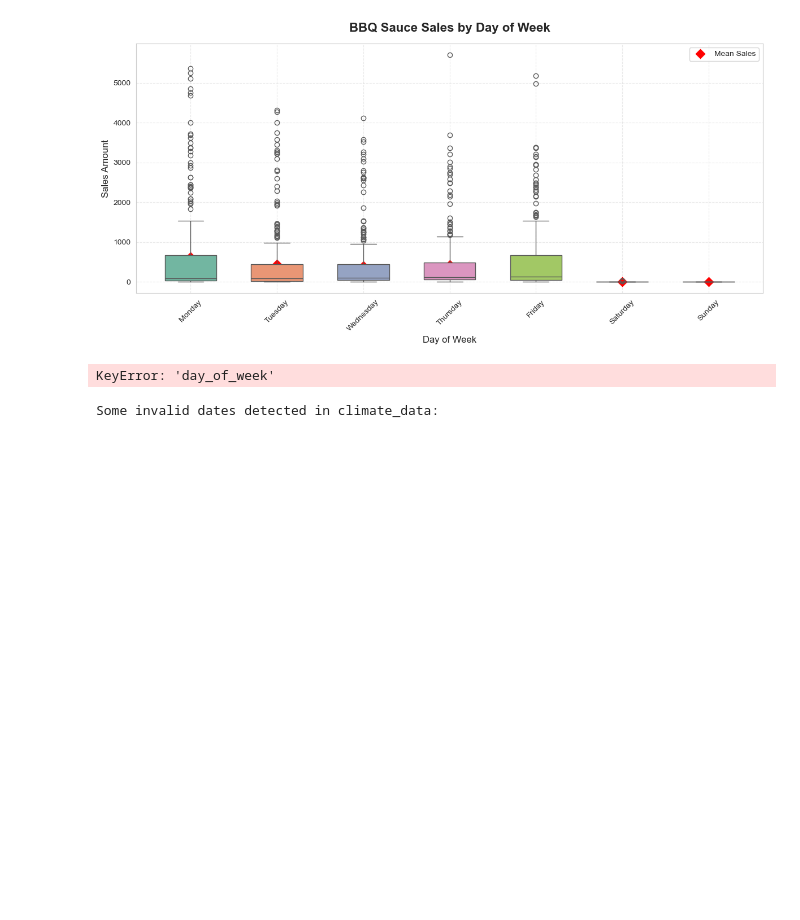
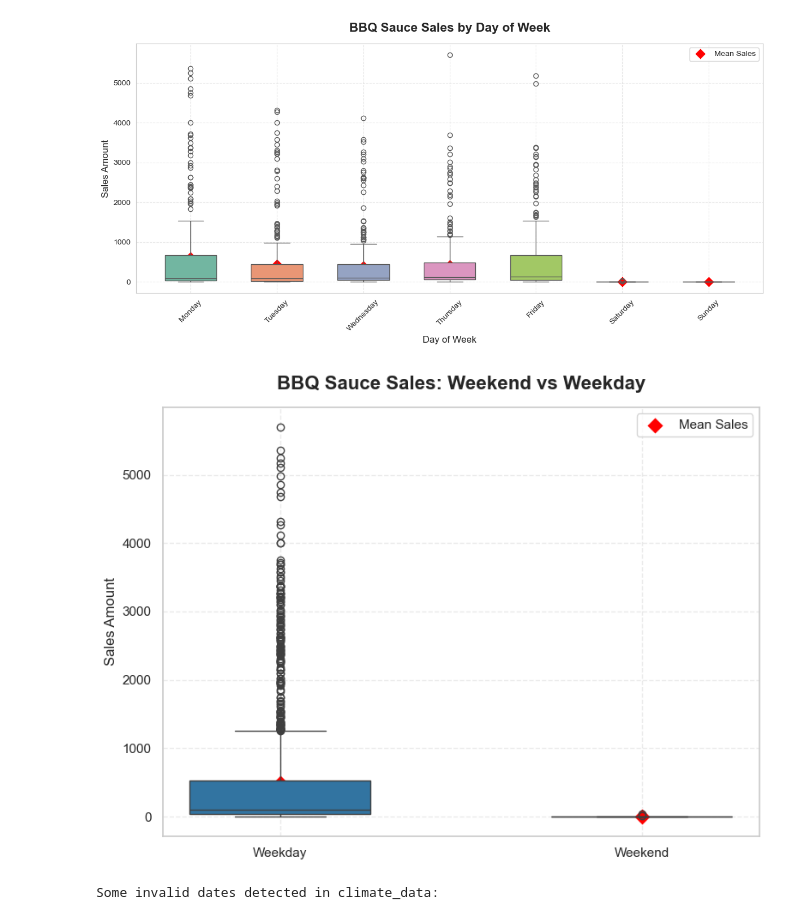
Before and after one commit to mansari40/Time_Series_Project-BBQ, a Jupyter notebook: Time series Project.ipynb, the cells around one changed output. Drawn from its saved outputs; the diff is of its cells as text; code cells hidden in the pictures; blank space fills up the shorter version.

```diff
--- a/Time series Project.ipynb
+++ b/Time series Project.ipynb
@@ -384,38 +384,39 @@ plt.show()
 # %%
 # 1. Flag weekend vs weekday
 
+data['day_of_week'] = data.index.day_name()
 data['is_weekend'] = np.where(data['day_of_week'].isin(['Saturday','Sunday']), 'Weekend', 'Weekday')
 
 # 2. Create boxplot
 
 sns.set_style("whitegrid")
 plt.figure(figsize=(8,6))
 
 # Boxplot with color palette
 sns.boxplot(
     x='is_weekend',
     y='amount',
     data=data,
     palette=['#1f77b4', '#ff7f0e'],
     showfliers=True,
     width=0.5
 )
 
 # Overlay mean sales as red diamonds
 group_means = data.groupby('is_weekend')['amount'].mean()
 sns.scatterplot(x=[0,1], y=group_means.values, color='red', s=100, marker='D', label='Mean Sales')
 
 # Titles, labels, and grid
 plt.title('BBQ Sauce Sales: Weekend vs Weekday', fontsize=16, weight='bold', pad=15)
 plt.xlabel('')
 plt.ylabel('Sales Amount', fontsize=12)
 plt.grid(True, linestyle='--', alpha=0.4)
 plt.legend(frameon=True)
 
 plt.tight_layout()
 plt.show()
 # %% [output]
-KeyError: 'day_of_week'
+[figure, added]
 # %%
 
 # Merge Sales Data with Climate Data + Enhanced Scatter Visualization
```
